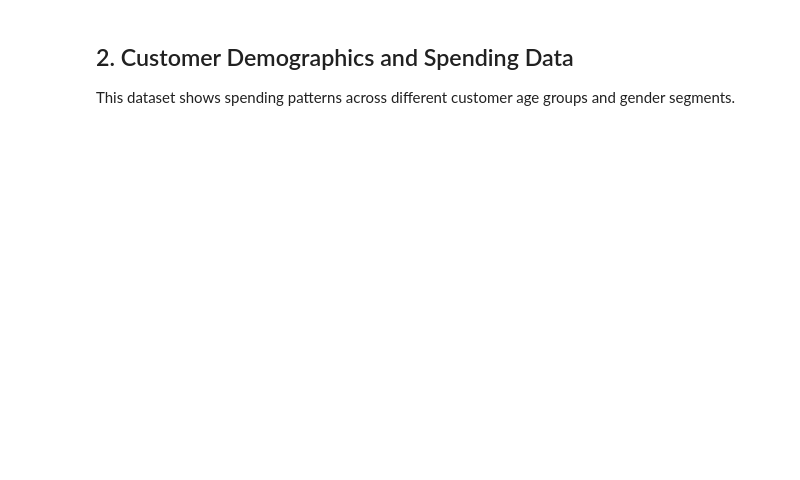
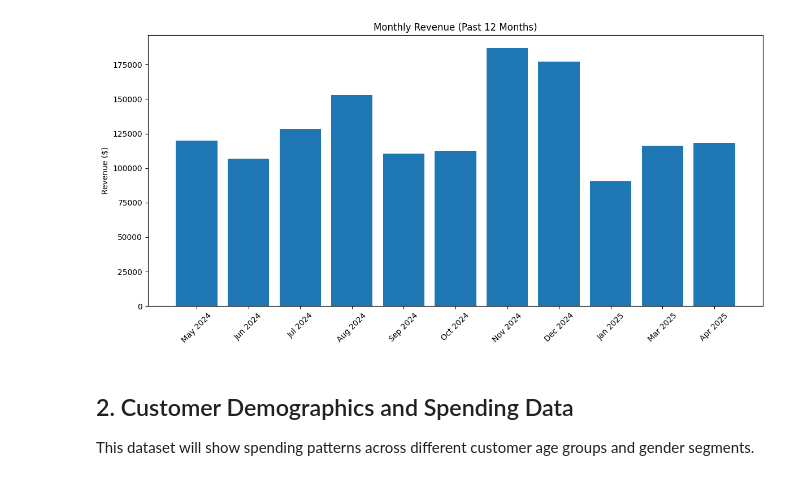
Before and after one commit to xdkaine/CIS3110-A2-AnalyticsDashboard, a Jupyter notebook: analytics_dashboard.ipynb, the cells around one changed output. Drawn from its saved outputs; the diff is of its cells as text; code cells hidden in the pictures; blank space fills up the shorter version.

```diff
--- a/analytics_dashboard.ipynb
+++ b/analytics_dashboard.ipynb
@@ -16,17 +16,17 @@ import pandas as pd
 import numpy as np
 import matplotlib.pyplot as plt
 import seaborn as sns
-from datetime import datetime
+import random
+from datetime import datetime, timedelta
 
-# Set plot styles
-plt.style.use('dark_background')
-sns.set_style('darkgrid')
-plt.rcParams['figure.figsize'] = (12, 6)
-plt.rcParams['axes.facecolor'] = '#212529'
-plt.rcParams['figure.facecolor'] = '#212529'
+# Set random seed for reproducibility
+np.random.seed(42)
+random.seed(42)
 
-# Define custom colors for consistent visualization
-colors = ['#3a86ff', '#ff006e', '#38b000', '#ffbe0b', '#ff5400', '#3a0ca3']
+# Create directory for data if it doesn't exist
+import os
+if not os.path.exists('data'):
+    os.makedirs('data')
 # %% [markdown]
 ## 1. Monthly Sales Data (12 months)
 
@@ -38,41 +90,19 @@ monthly_sales_df.head()
 # %%
-# Visualize monthly revenue
+# Save to CSV
+monthly_sales_df.to_csv('data/monthly_sales.csv', index=False)
+
+# Quick visualization
 plt.figure(figsize=(12, 6))
-plt.bar(monthly_sales_df['Month'], monthly_sales_df['Revenue'], color=colors[0])
-plt.title('Monthly Revenue (Past 12 Months)', fontsize=16)
+plt.bar(monthly_sales_df['Month'], monthly_sales_df['Revenue'])
+plt.title('Monthly Revenue (Past 12 Months)')
 plt.xticks(rotation=45)
-plt.ylabel('Revenue ($)', fontsize=14)
-plt.xlabel('Month', fontsize=14)
-plt.grid(axis='y', alpha=0.3)
-# Add revenue values on top of bars
-for i, v in enumerate(monthly_sales_df['Revenue']):
-    plt.text(i, v + 5000, f'${v:,.0f}', ha='center', fontsize=10, color='white')
+plt.ylabel('Revenue ($)')
 plt.tight_layout()
 plt.show()
-
-# Visualize orders trend
-plt.figure(figsize=(12, 6))
-plt.plot(monthly_sales_df['Month'], monthly_sales_df['Orders'], marker='o', linewidth=3, color=colors[1])
-plt.title('Monthly Orders (Past 12 Months)', fontsize=16)
-plt.xticks(rotation=45)
-plt.ylabel('Number of Orders', fontsize=14)
-plt.xlabel('Month', fontsize=14)
-plt.grid(alpha=0.3)
-plt.tight_layout()
-plt.show()
-
-# Visualize AOV (Average Order Value)
-plt.figure(figsize=(12, 6))
-plt.bar(monthly_sales_df['Month'], monthly_sales_df['AOV'], color=colors[2])
-plt.title('Average Order Value (Past 12 Months)', fontsize=16)
-plt.xticks(rotation=45)
-plt.ylabel('Average Order Value ($)', fontsize=14)
-plt.xlabel('Month', fontsize=14)
-plt.grid(axis='y', alpha=0.3)
-plt.tight_layout()
-plt.show()
+# %% [output]
+[figure, added]
 # %% [markdown]
 ## 2. Customer Demographics and Spending Data
 
-This dataset shows spending patterns across different customer age groups and gender segments.
+This dataset will show spending patterns across different customer age groups and gender segments.
 # %%
```
Also changed, not shown: parts of 15 cells of this notebook.
